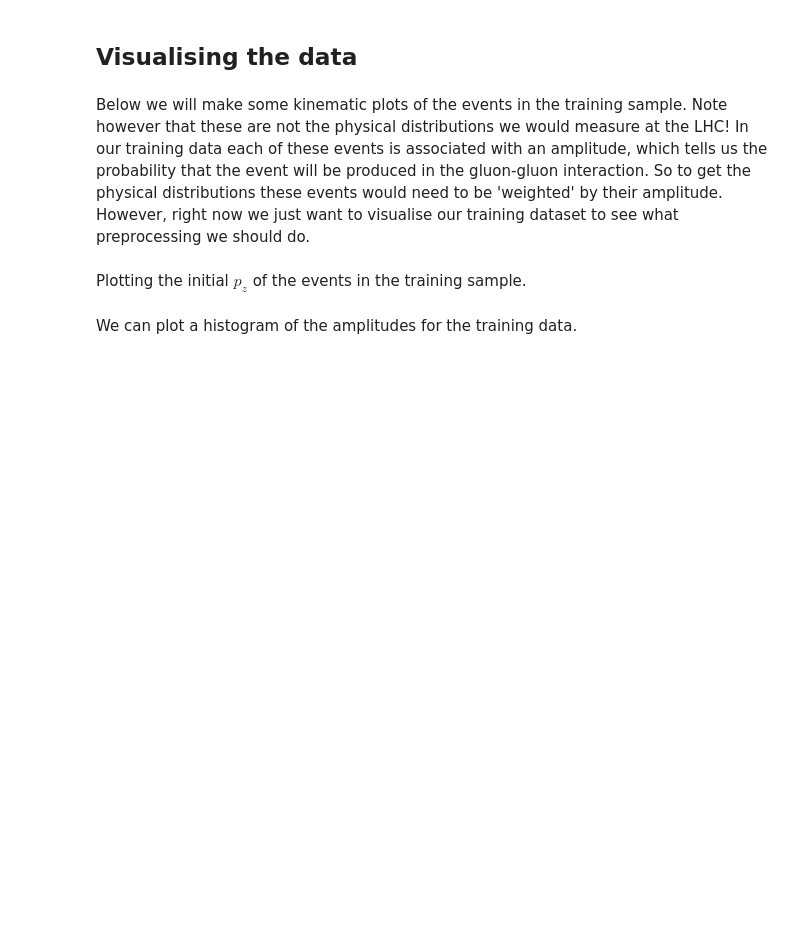
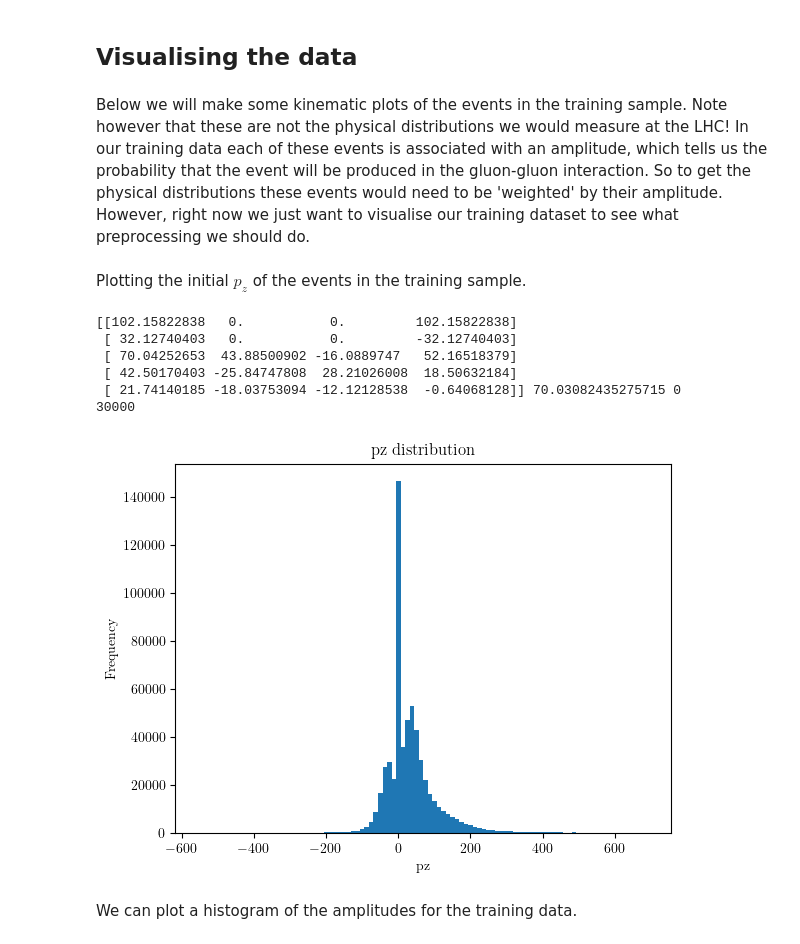
Before and after one commit to NNPDF/como-2023, a Jupyter notebook: w1t4-neuralnets/tutorial-2-amplitude-regression.ipynb, the cells around one changed output. Cells and saved outputs as stored; diff of their text form; code cells hidden in the pictures; blank space fills up the shorter version.

```diff
--- a/w1t4-neuralnets/tutorial-2-amplitude-regression.ipynb
+++ b/w1t4-neuralnets/tutorial-2-amplitude-regression.ipynb
@@ -132,2 +141,26 @@ Plotting the initial $p_z$ of the events in the training sample.
+# %%
+print(trn_dat[0,:,:], get_init_pz(trn_dat[0,:,:]),get_mass(trn_dat[0,4,:]) )
+
+pz_ev = []
+for i in range(len(trn_dat[:,0,0])):
+    pz_ev.append(trn_dat[i,:,:])
+#pz_ev = pz_ev.to_numpy()
+print(len(pz_ev))
+
+pz_ev = np.array(pz_ev).flatten()
+
+plt.hist(pz_ev, bins=100)
+plt.xlabel('pz')
+plt.ylabel('Frequency')
+plt.title('pz distribution')
+plt.show()
+# %% [output]
+[[102.15822838   0.           0.         102.15822838]
+ [ 32.12740403   0.           0.         -32.12740403]
+ [ 70.04252653  43.88500902 -16.0889747   52.16518379]
+ [ 42.50170403 -25.84747808  28.21026008  18.50632184]
+ [ 21.74140185 -18.03753094 -12.12128538  -0.64068128]] 70.03082435275715 0
+30000
+[figure, added]
 # %% [markdown]
 We can plot a histogram of the amplitudes for the training data.
```
Also changed, not shown: parts of 16 cells of this notebook, 2 other files.
